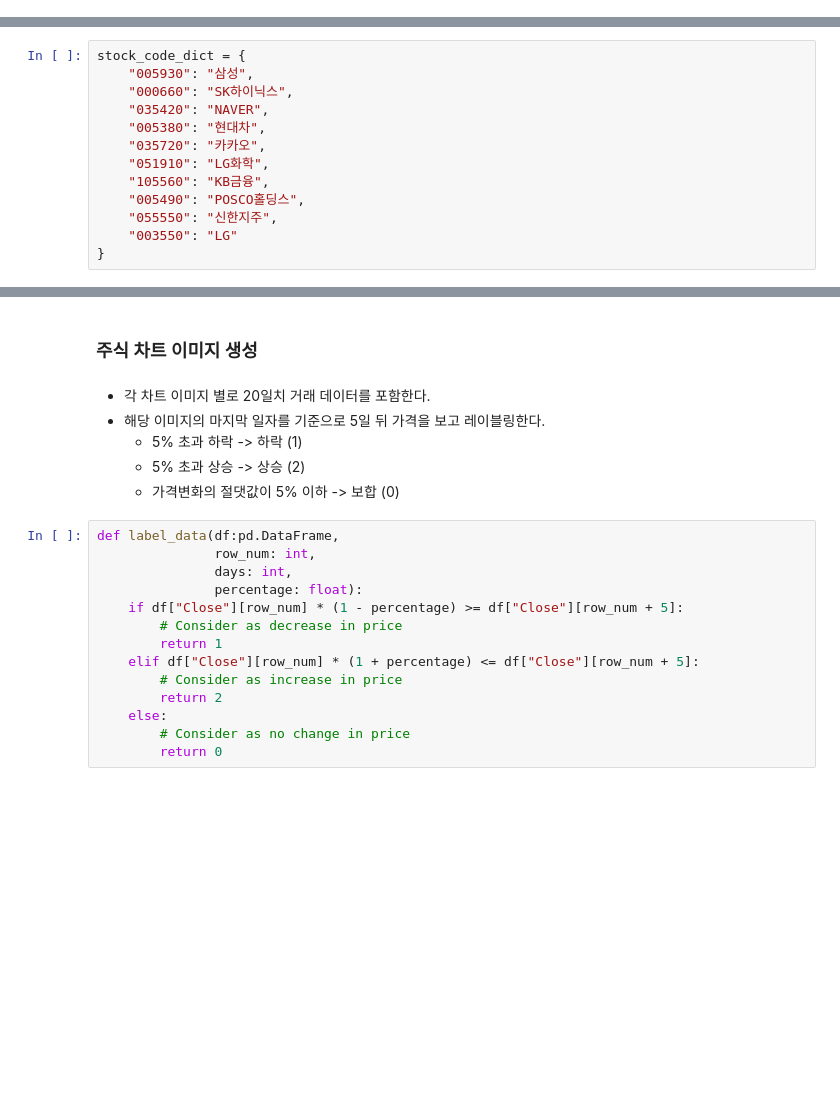
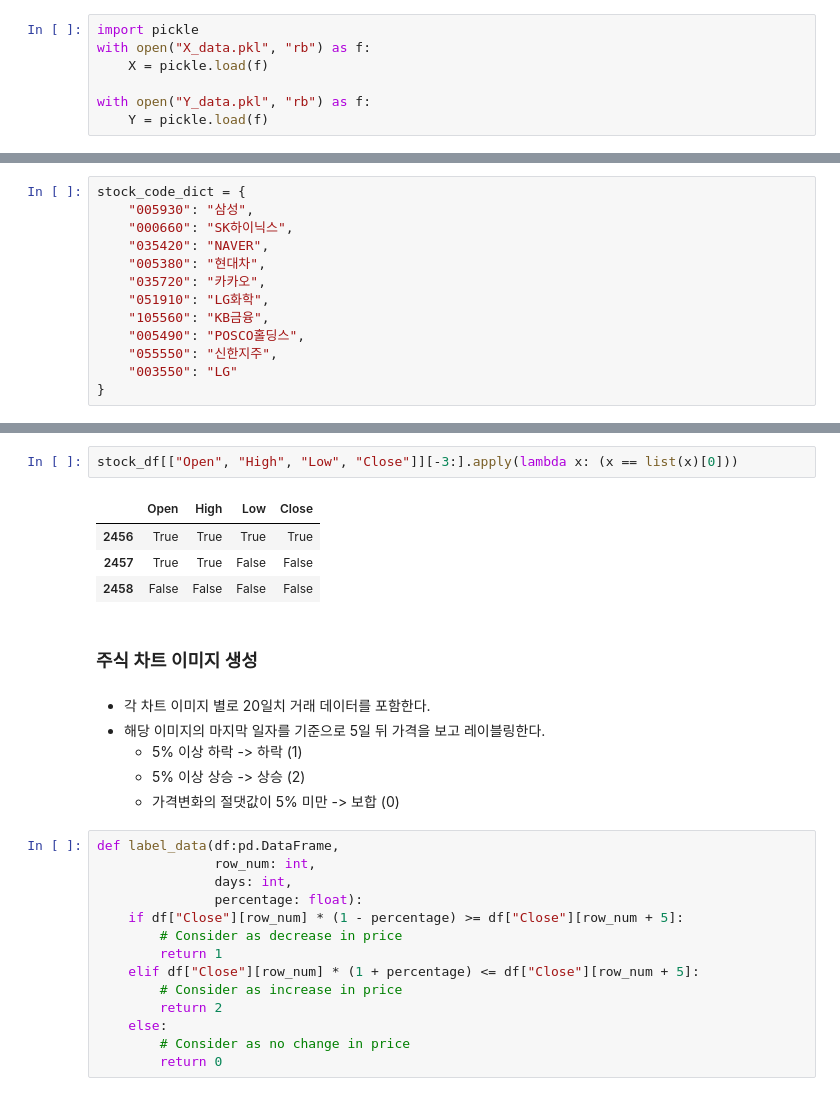
Before and after one commit to uwkylelee/StockPrediction, a Jupyter notebook: notebooks/stock_prediction.ipynb, the cells around one changed output, grey strips where cells are left out. Saved outputs shown, nothing was run; the diff lists cells and outputs as text; blank space fills up the shorter version.

```diff
--- a/notebooks/stock_prediction.ipynb
+++ b/notebooks/stock_prediction.ipynb
@@ -18,5 +18,12 @@ import yfinance as yf
 
 
 from tqdm import tqdm
+# %%
+import pickle
+with open("X_data.pkl", "rb") as f:
+    X = pickle.load(f)
+
+with open("Y_data.pkl", "rb") as f:
+    Y = pickle.load(f)
 # %%
 data_path = Path.cwd().parent / "data"
@@ -60,11 +112,18 @@ for stock_code, name in tqdm(stock_code_dict.items()):
+# %%
+stock_df[["Open", "High", "Low", "Close"]][-3:].apply(lambda x: (x == list(x)[0]))
+# %% [output]
+|  | Open | High | Low | Close |
+| 2456 | True | True | True | True |
+| 2457 | True | True | False | False |
+| 2458 | False | False | False | False |
 # %% [markdown]
 ### 주식 차트 이미지 생성
 # %% [markdown]
 - 각 차트 이미지 별로 20일치 거래 데이터를 포함한다.
 - 해당 이미지의 마지막 일자를 기준으로 5일 뒤 가격을 보고 레이블링한다.
-    - 5% 초과 하락 -> 하락 (1)
-    - 5% 초과 상승 -> 상승 (2)
-    - 가격변화의 절댓값이 5% 이하 -> 보합 (0)
+    - 5% 이상 하락 -> 하락 (1)
+    - 5% 이상 상승 -> 상승 (2)
+    - 가격변화의 절댓값이 5% 미만 -> 보합 (0)
 # %%
 def label_data(df:pd.DataFrame,
                row_num: int,
```
Also changed, not shown: parts of 14 cells of this notebook, 16 other files.
